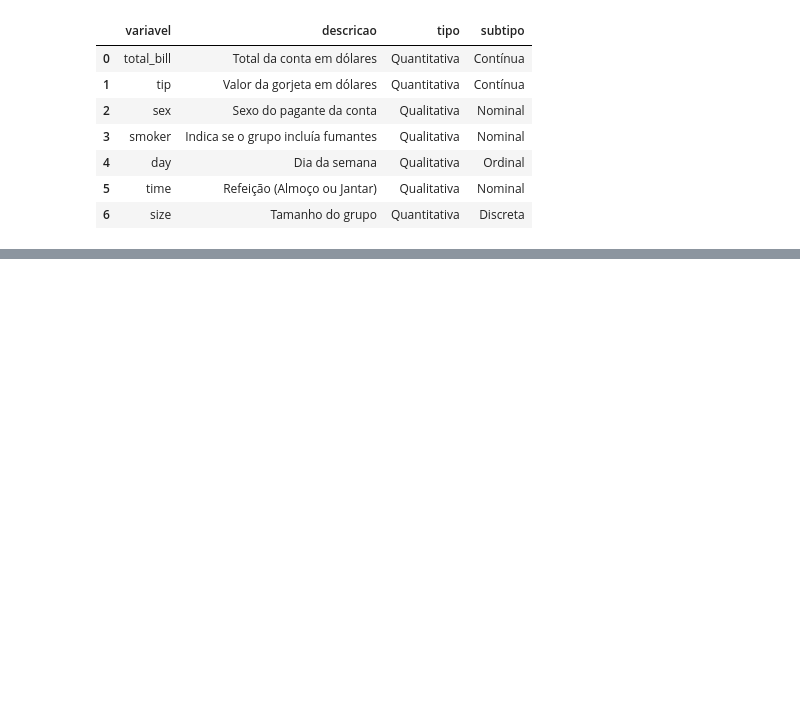
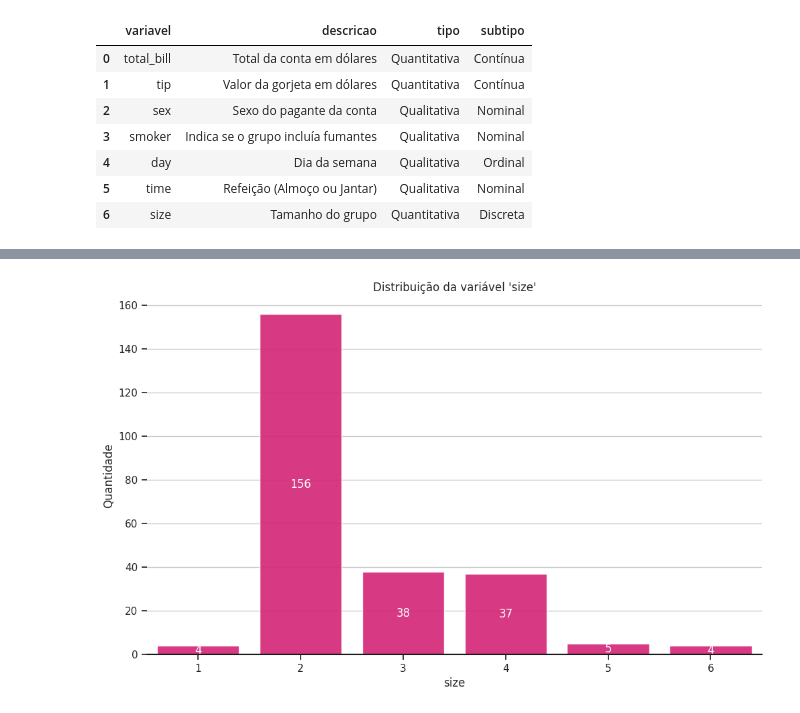
Before and after one commit to matheusvazdata/avanti-bootcamp-cdd, a Jupyter notebook: notebooks/01-exploratory_data_analysis.ipynb, the cells around one changed output, grey strips where cells are left out. Saved outputs shown, nothing was run; the diff lists cells and outputs as text; code cells hidden in the pictures; blank space fills up the shorter version.

```diff
--- a/notebooks/01-exploratory_data_analysis.ipynb
+++ b/notebooks/01-exploratory_data_analysis.ipynb
@@ -70,0 +234,28 @@ df_dicionario_tips.to_csv('../data/external/dict_tips.csv', index = False)
+# %%
+# Segundo gráfico - Contagem para a variável 'size'
+fig, ax = plt.subplots(figsize=(11, 7))
+plt.tight_layout(pad=4, w_pad=10, h_pad=5)
+for variavel in df_dicionario_tips.query("variavel == 'size'").variavel.to_list():
+    order = df[variavel].value_counts().index
+    ax = sns.countplot(
+        data=df,
+        x=variavel,
+        ax=ax,
+        color=colors[0],
+        alpha=0.9,
+    )
+    ax.bar_label(
+        ax.containers[0],
+        fmt='%.0f',
+        label_type= 'center',
+        color='white'
+    )
+    ax.set(frame_on=False)
+    ax.axhline(0, color="k", clip_on=False)
+    ax.set_title(f"Distribuição da variável '{variavel}'")
+    ax.set_ylabel('Quantidade')
+    ax.grid(axis='y', linestyle='-')
+
+plt.show()
+# %% [output]
+[figure, added]
```
Also changed, not shown: parts of 44 cells of this notebook.
